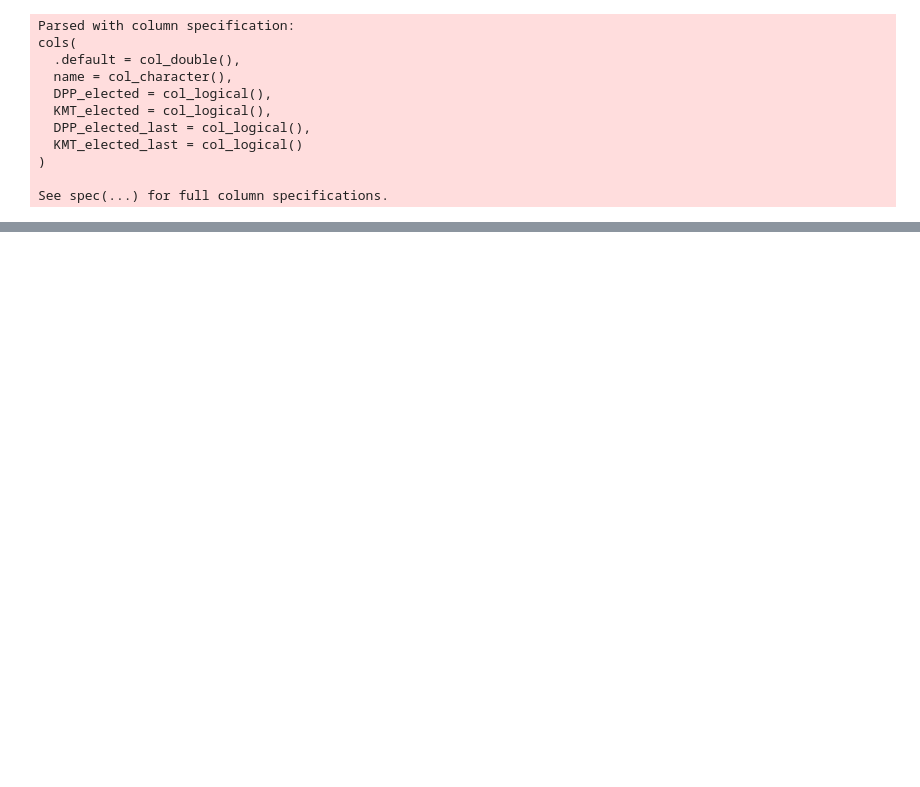
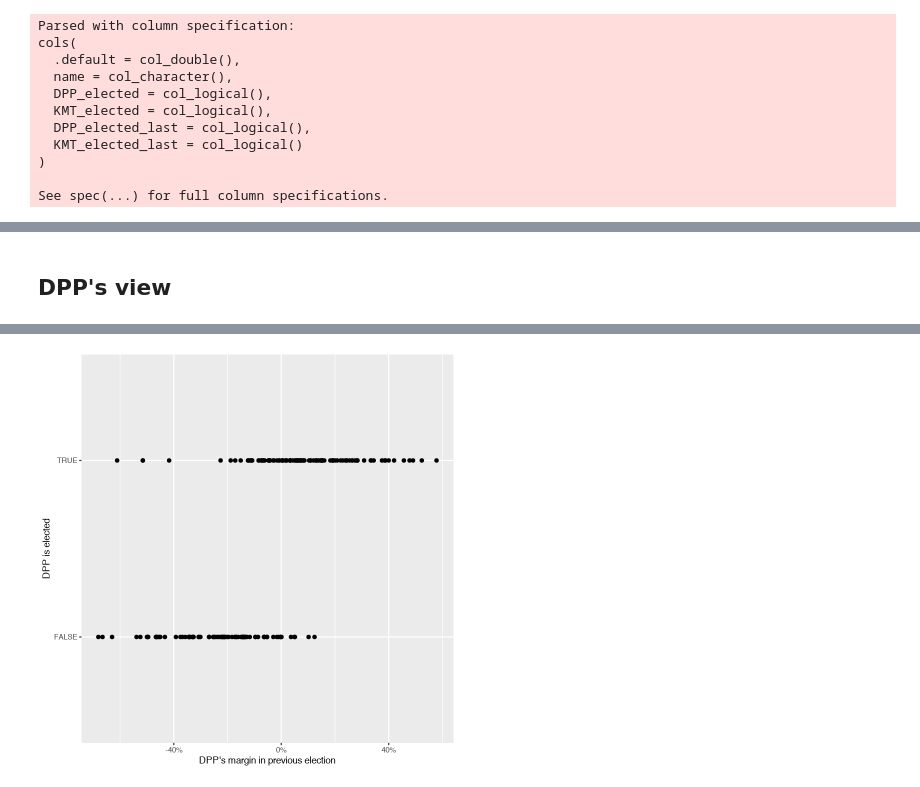
Before and after one commit to missmoss/vote-blog, a Jupyter notebook: _notebooks/2020-04-12- incumbency-advantage.ipynb, the cells around one changed output, grey strips where cells are left out. Saved outputs shown, nothing was run; the diff lists cells and outputs as text; code cells hidden in the pictures; blank space fills up the shorter version.

```diff
--- a/_notebooks/2020-04-12- incumbency-advantage.ipynb
+++ b/_notebooks/2020-04-12- incumbency-advantage.ipynb
@@ -75,0 +90,10 @@ WIMSE bias weight            0.500          0.500
+# %% [markdown]
+## DPP's view
+# %%
+#collapse-hide
+ggplot(dt) +
+geom_point(aes(x = margin_all_DPP_pos_last, y = DPP_elected)) +
+scale_x_continuous(labels = scales::percent) +
+labs(x = "DPP's margin in previous election",
+    y = "DPP is elected")
+# %% [output]
@@ -75,0 +102 @@ WIMSE bias weight            0.500          0.500
+[figure, added]
```
Also changed, not shown: parts of 9 cells of this notebook.
